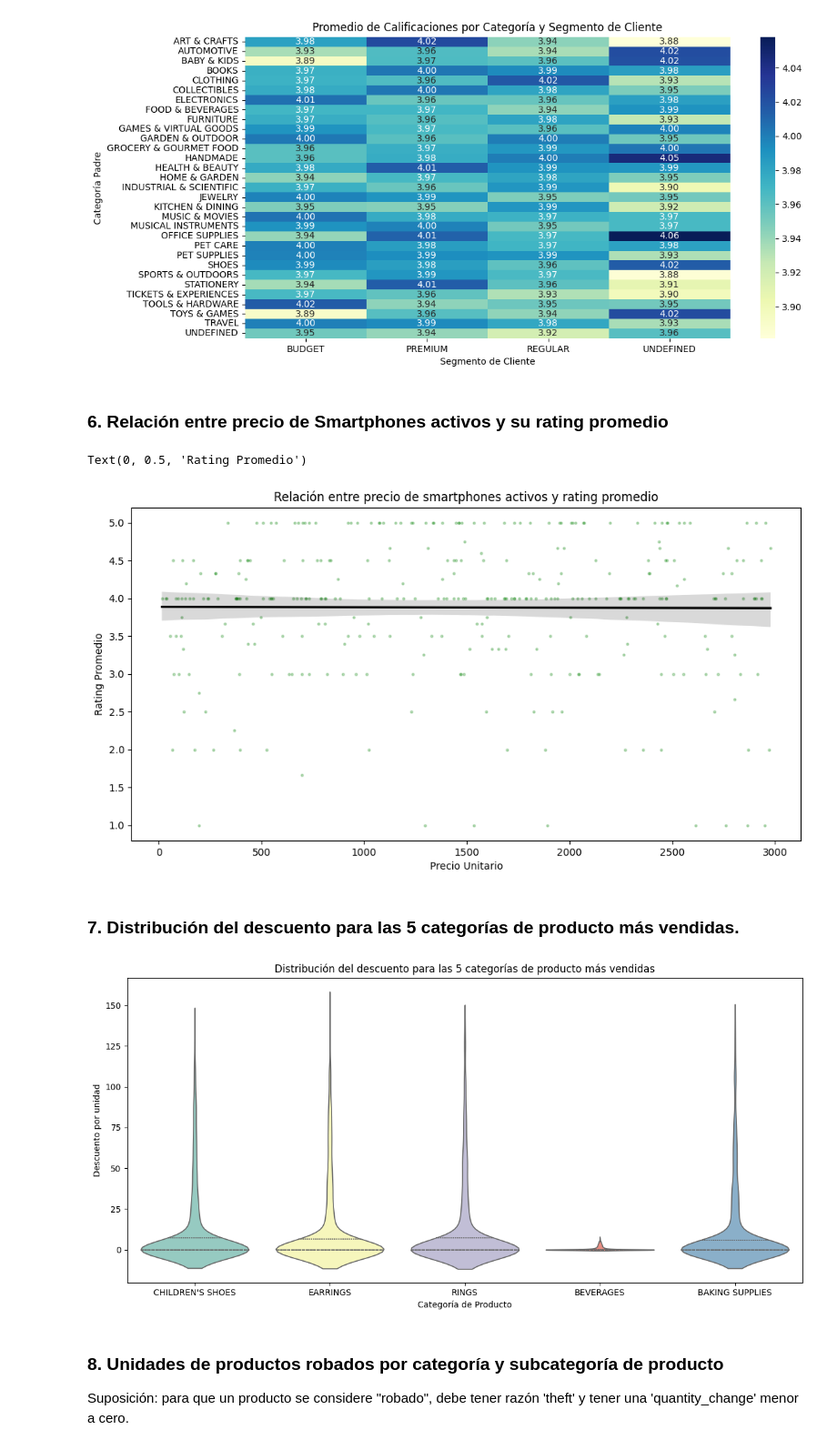
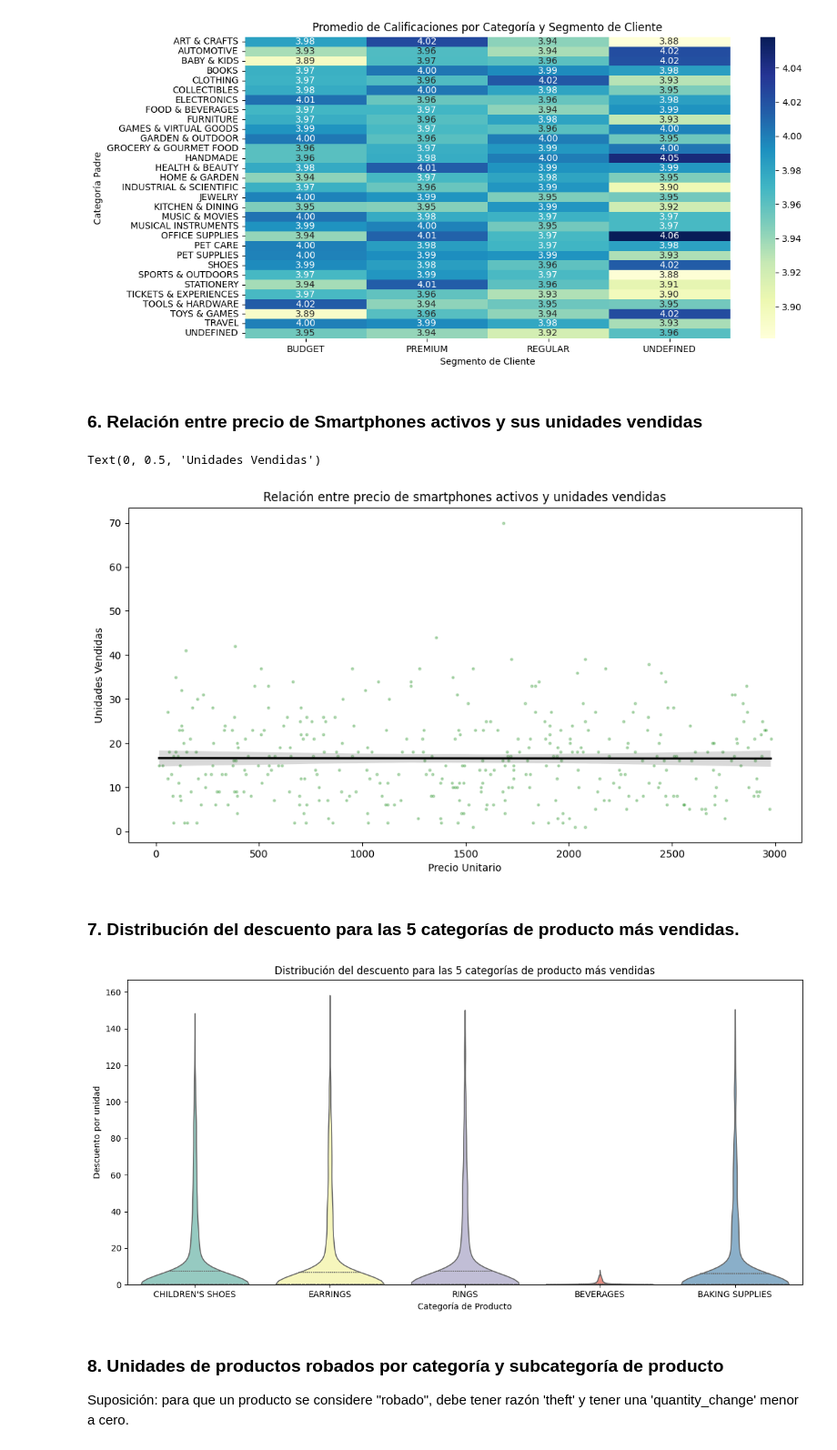
Before and after one commit to patricioibar/datos-tp1, a Jupyter notebook: consultas_propias.ipynb, the cells around one changed output. Shown at 91% size. Drawn from its saved outputs; the diff is of its cells as text; code cells hidden in the pictures.

```diff
--- a/consultas_propias.ipynb
+++ b/consultas_propias.ipynb
@@ -298,7 +295,7 @@ plt.ylabel("Categoría Padre")
 Text(120.7222222222222, 0.5, 'Categoría Padre')
 [figure]
 # %% [markdown]
-### 6. Relación entre precio de Smartphones activos y su rating promedio
+### 6. Relación entre precio de Smartphones activos y sus unidades vendidas
 # %%
 smartphone_category_id = categories[categories['category_name'] == 'SMARTPHONES']['category_id'].iloc[0]
 active_smartphones = products[(products['category_id'] == smartphone_category_id) & (products['is_active'])][['product_id', 'price']]
@@ -309,16 +306,16 @@ plt.figure(figsize=(12, 6))
 sns.regplot(
     data,
     x='price',
-    y='rating',
+    y='quantity',
     scatter_kws={'alpha': 0.25, 'color': 'green', 's': 5},
     line_kws={'color': 'black'}
 )
-plt.title("Relación entre precio de smartphones activos y rating promedio")
+plt.title("Relación entre precio de smartphones activos y unidades vendidas")
 plt.xlabel("Precio Unitario")
-plt.ylabel("Rating Promedio")
+plt.ylabel("Unidades Vendidas")
 # %% [output]
-Text(0, 0.5, 'Rating Promedio')
+Text(0, 0.5, 'Unidades Vendidas')
-[figure, old version]
+[figure, new version]
 # %% [markdown]
 ### 7. Distribución del descuento para las 5 categorías de producto más vendidas.
 # %%
@@ -338,16 +335,17 @@ items_categories.fillna({'discount_amount': 0}, inplace=True) # asumo que si el
 # %%
 plt.figure(figsize=(12, 6))
 sns.violinplot(
     data=items_categories,
     x='category_name', y='unit_discount', palette='Set3', inner='quartile'
 )
 plt.ylabel("Descuento por unidad")
 plt.title("Distribución del descuento para las 5 categorías de producto más vendidas")
 plt.xlabel("Categoría de Producto")
+plt.ylim(bottom=0)
 plt.tight_layout()
 plt.show()
 # %% [output]
-[figure, old version]
+[figure, new version]
 # %% [markdown]
 ### 8. Unidades de productos robados por categoría y subcategoría de producto
 Suposición: para que un producto se considere "robado", debe tener razón 'theft' y tener una 'quantity_change' menor a cero.
```
Also changed, not shown: parts of 9 cells of this notebook, 13 other files.
